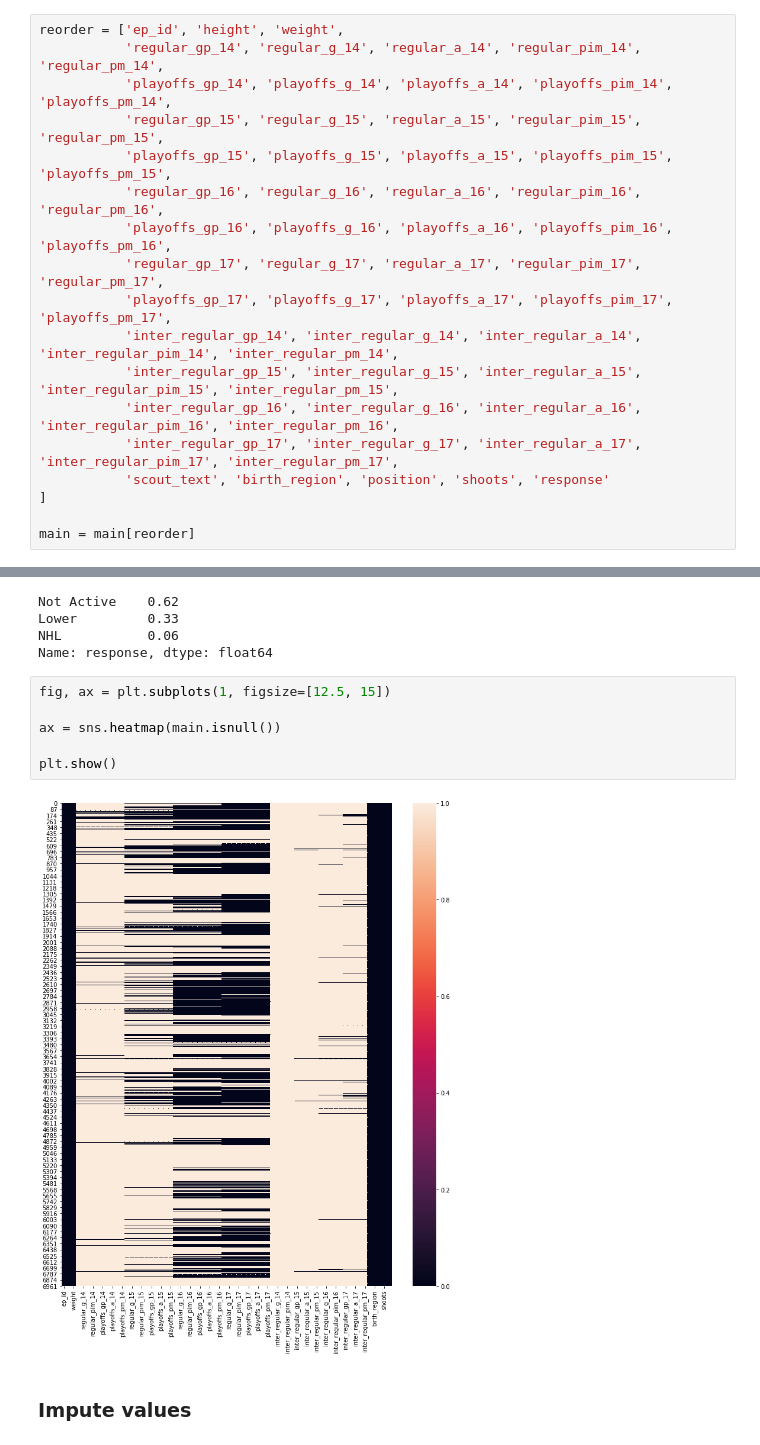
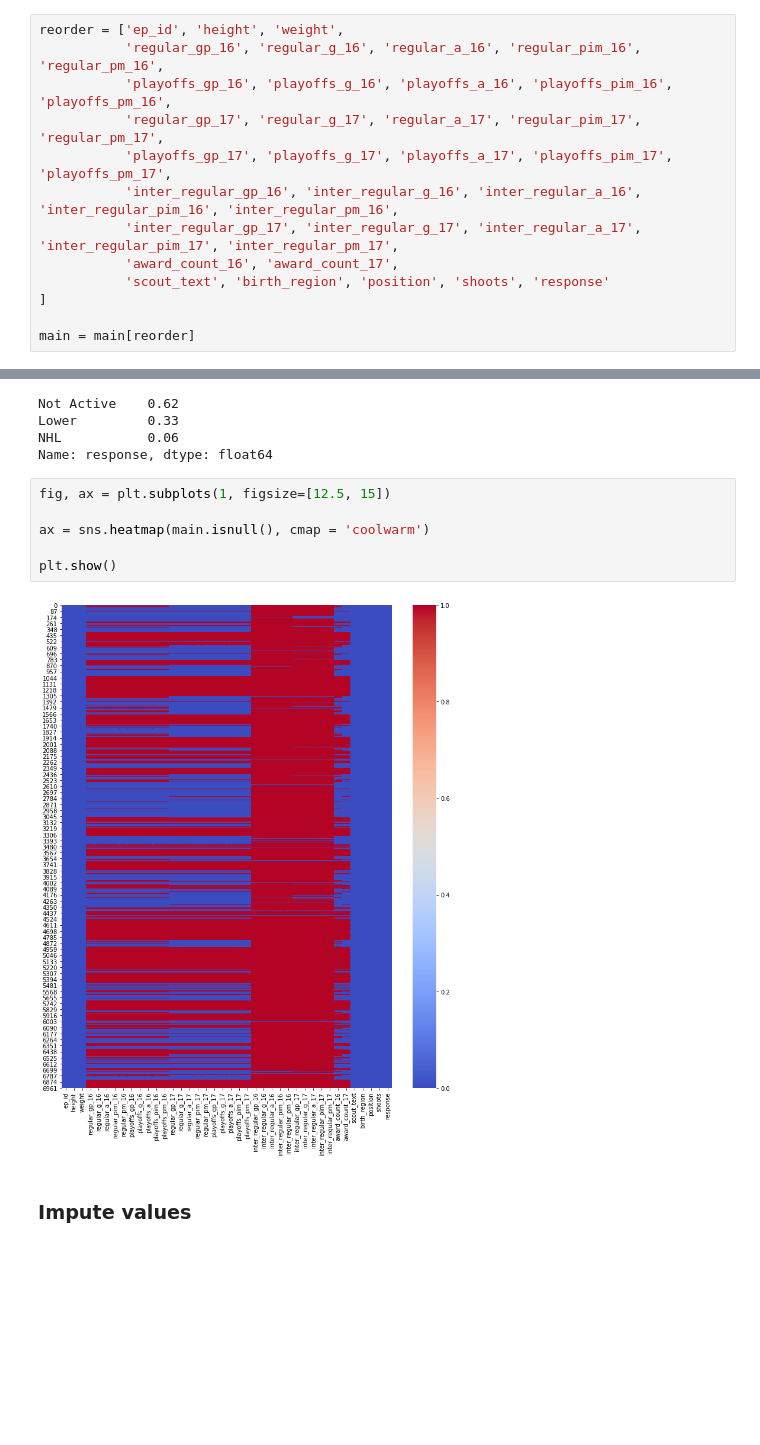
Before and after one commit to TomCallegari/ScoutingWithAI, a Jupyter notebook: Notebooks/Feature_Engineering.ipynb, the cells around one changed output, grey strips where cells are left out. Saved outputs shown, nothing was run; the diff lists cells and outputs as text; blank space fills up the shorter version.

```diff
--- a/Notebooks/Feature_Engineering.ipynb
+++ b/Notebooks/Feature_Engineering.ipynb
@@ -295,18 +305,13 @@ columns
  'youth_team']
 # %%
 reorder = ['ep_id', 'height', 'weight',
-           'regular_gp_14', 'regular_g_14', 'regular_a_14', 'regular_pim_14', 'regular_pm_14',
-           'playoffs_gp_14', 'playoffs_g_14', 'playoffs_a_14', 'playoffs_pim_14', 'playoffs_pm_14',
-           'regular_gp_15', 'regular_g_15', 'regular_a_15', 'regular_pim_15', 'regular_pm_15',
-           'playoffs_gp_15', 'playoffs_g_15', 'playoffs_a_15', 'playoffs_pim_15', 'playoffs_pm_15',
            'regular_gp_16', 'regular_g_16', 'regular_a_16', 'regular_pim_16', 'regular_pm_16',
            'playoffs_gp_16', 'playoffs_g_16', 'playoffs_a_16', 'playoffs_pim_16', 'playoffs_pm_16',
            'regular_gp_17', 'regular_g_17', 'regular_a_17', 'regular_pim_17', 'regular_pm_17',
            'playoffs_gp_17', 'playoffs_g_17', 'playoffs_a_17', 'playoffs_pim_17', 'playoffs_pm_17',
-           'inter_regular_gp_14', 'inter_regular_g_14', 'inter_regular_a_14', 'inter_regular_pim_14', 'inter_regular_pm_14',
-           'inter_regular_gp_15', 'inter_regular_g_15', 'inter_regular_a_15', 'inter_regular_pim_15', 'inter_regular_pm_15',
            'inter_regular_gp_16', 'inter_regular_g_16', 'inter_regular_a_16', 'inter_regular_pim_16', 'inter_regular_pm_16',
            'inter_regular_gp_17', 'inter_regular_g_17', 'inter_regular_a_17', 'inter_regular_pim_17', 'inter_regular_pm_17',
+           'award_count_16', 'award_count_17',
            'scout_text', 'birth_region', 'position', 'shoots', 'response'
 ]
 
@@ -347,11 +358,11 @@ Name: response, dtype: float64
 # %%
 fig, ax = plt.subplots(1, figsize=[12.5, 15])
 
-ax = sns.heatmap(main.isnull())
+ax = sns.heatmap(main.isnull(), cmap = 'coolwarm')
 
 plt.show()
 # %% [output]
-[figure, old version]
+[figure, new version]
 # %% [markdown]
 ### Impute values
 # %%
```
Also changed, not shown: parts of 20 cells of this notebook, 1 other file.
